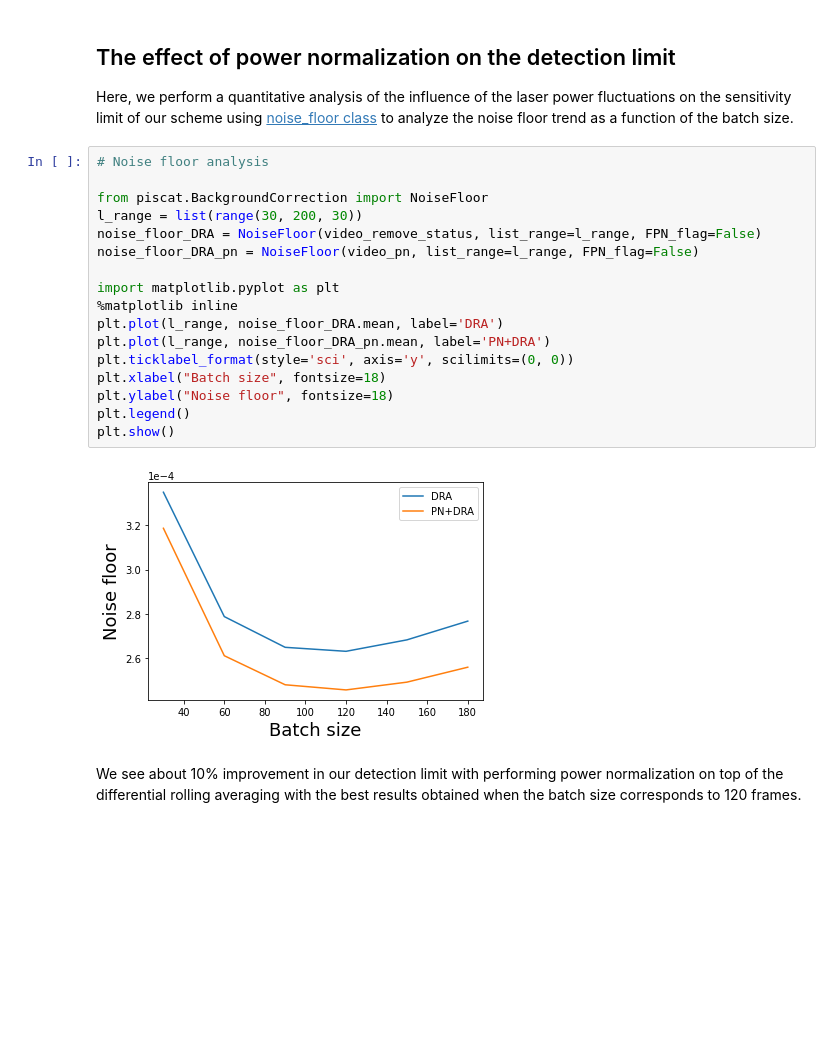
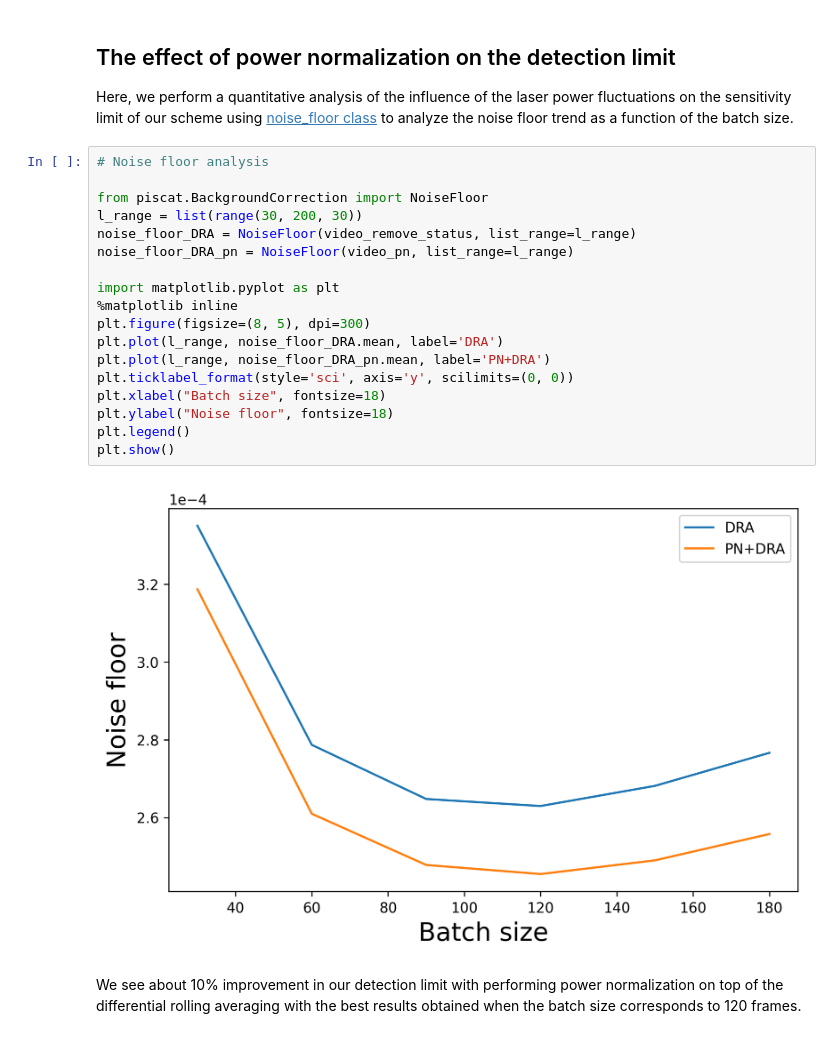
Before and after one commit to SandoghdarLab/PiSCAT, a Jupyter notebook: Tutorials/JupyterFiles/Tutorial2.ipynb, the cells around one changed output. Drawn from its saved outputs; the diff is of its cells as text; blank space fills up the shorter version.

```diff
--- a/Tutorials/JupyterFiles/Tutorial2.ipynb
+++ b/Tutorials/JupyterFiles/Tutorial2.ipynb
@@ -72,21 +72,22 @@ Here, we perform a quantitative analysis of the influence of the laser power flu
 # %%
 # Noise floor analysis
 
 from piscat.BackgroundCorrection import NoiseFloor
 l_range = list(range(30, 200, 30))
-noise_floor_DRA = NoiseFloor(video_remove_status, list_range=l_range, FPN_flag=False)
-noise_floor_DRA_pn = NoiseFloor(video_pn, list_range=l_range, FPN_flag=False)
+noise_floor_DRA = NoiseFloor(video_remove_status, list_range=l_range)
+noise_floor_DRA_pn = NoiseFloor(video_pn, list_range=l_range)
 
 import matplotlib.pyplot as plt
 %matplotlib inline
+plt.figure(figsize=(8, 5), dpi=300)
 plt.plot(l_range, noise_floor_DRA.mean, label='DRA')
 plt.plot(l_range, noise_floor_DRA_pn.mean, label='PN+DRA')
 plt.ticklabel_format(style='sci', axis='y', scilimits=(0, 0))
 plt.xlabel("Batch size", fontsize=18)
 plt.ylabel("Noise floor", fontsize=18)
 plt.legend()
 plt.show()
 # %% [output]
-[figure, old version]
+[figure, new version]
 # %% [markdown]
 We see about 10% improvement in our detection limit with performing power normalization on top of the differential rolling averaging with the best results obtained when the batch size corresponds to 120 frames.
```
Also changed, not shown: parts of 2 cells of this notebook, 9 other files.
